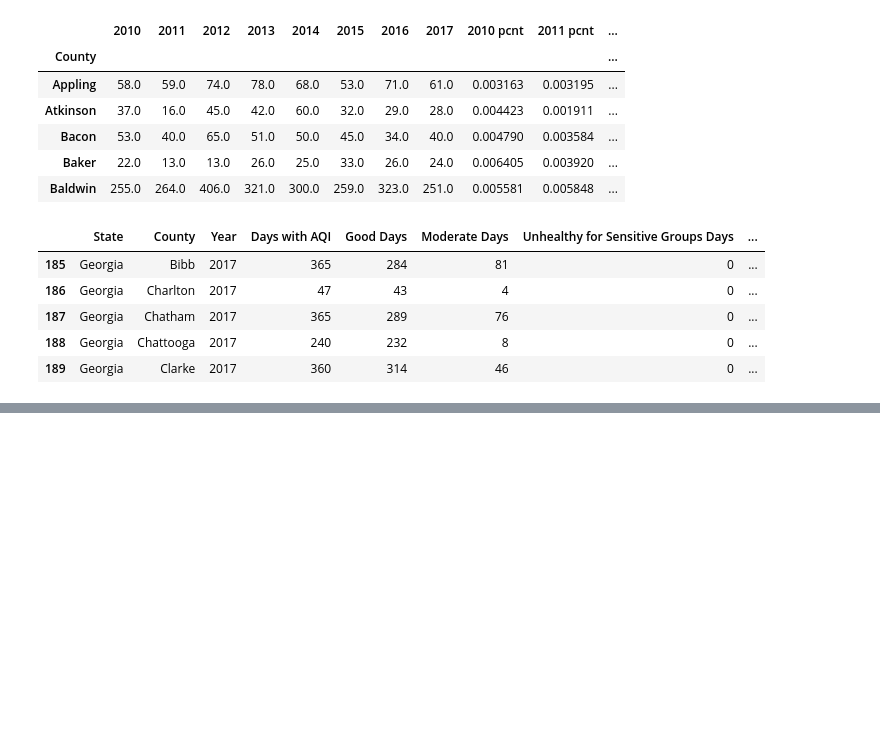
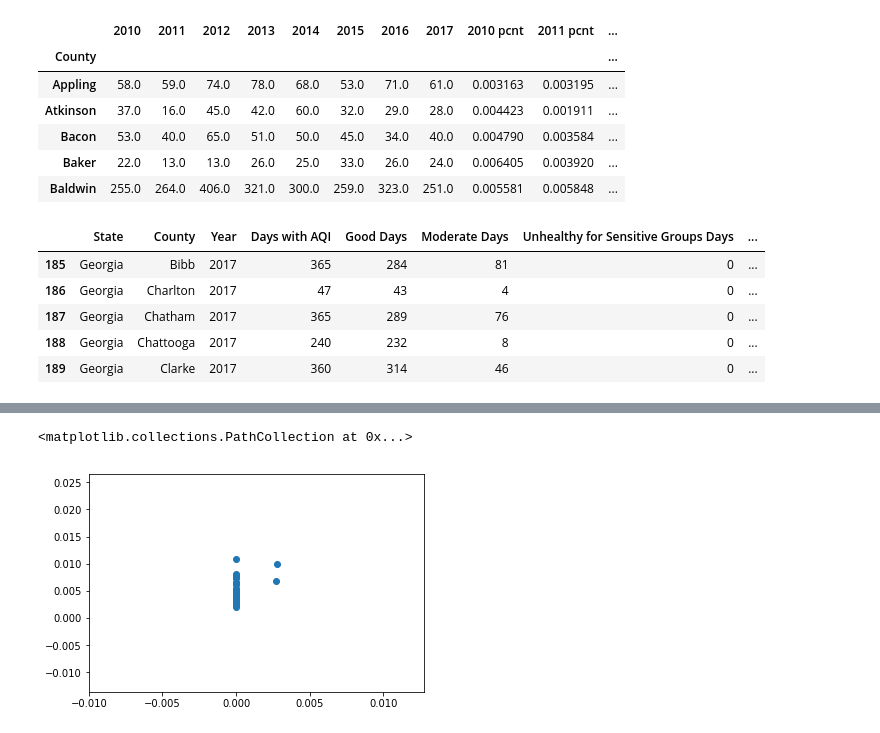
Before and after one commit to ghteds/healthproject, a Jupyter notebook: Code/jmplayingwithdata.ipynb, the cells around one changed output, grey strips where cells are left out. Drawn from its saved outputs; the diff is of its cells as text; code cells hidden in the pictures; blank space fills up the shorter version.

```diff
--- a/Code/jmplayingwithdata.ipynb
+++ b/Code/jmplayingwithdata.ipynb
@@ -107,0 +161,5 @@ gaaqidf.describe()
+# %%
+plt.scatter(mergeddf['Days PM10 (2013)']/mergeddf['Total Days (2013)'],mergeddf['2013 pcnt'])
+# %% [output]
+<matplotlib.collections.PathCollection at 0x...>
+[figure, added]
```
Also changed, not shown: parts of 11 cells of this notebook.
